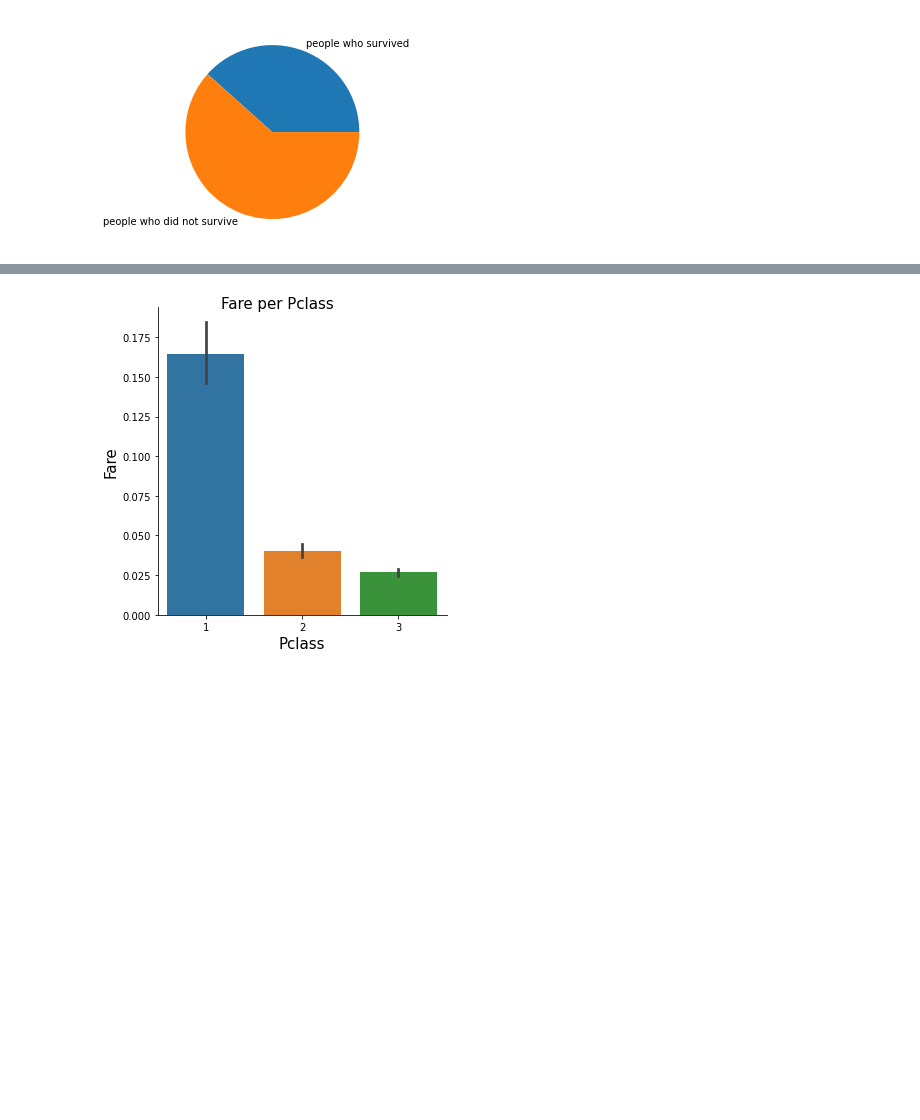
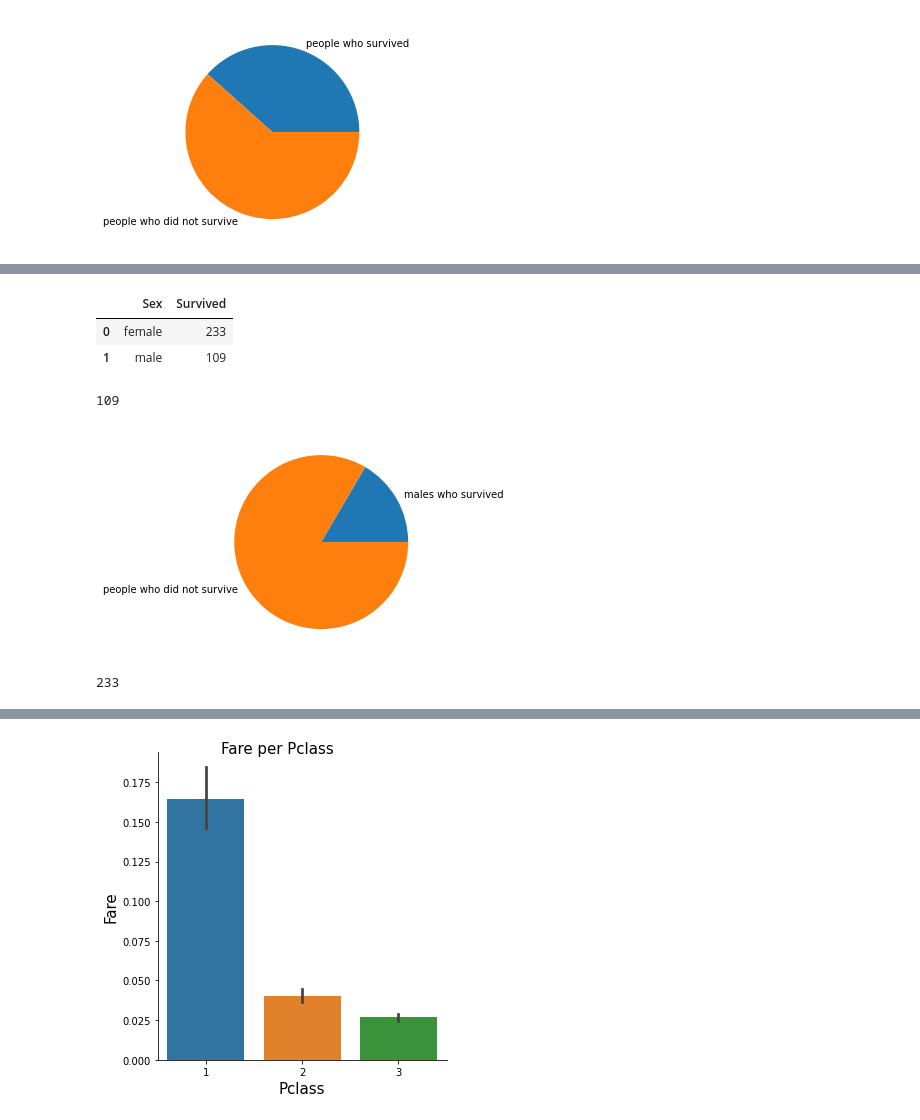
Before and after one commit to kruti002/synapse_lp_tasks, a Jupyter notebook: Week_1_task.ipynb, the cells around one changed output, grey strips where cells are left out. Saved outputs shown, nothing was run; the diff lists cells and outputs as text; code cells hidden in the pictures; blank space fills up the shorter version.

```diff
--- a/Week_1_task.ipynb
+++ b/Week_1_task.ipynb
@@ -340,0 +333,25 @@ KeyError: ignored
+# %%
+train2= train[['Sex', 'Survived']].groupby(['Sex'], as_index = False).sum()
+train2
+# %% [output]
+|  | Sex | Survived |
+| 0 | female | 233 |
+| 1 | male | 109 |
+# %%
+male_survived=train2.loc[1, 'Survived']
+male_survived
+# %% [output]
+109
+# %%
+y = np.array([male_survived,not_survived])
+mylabels =["males who survived ","people who did not survive"]
+
+plt.pie(y, labels = mylabels)
+plt.show()
+# %% [output]
+[figure, added]
+# %%
+female_survived=train2.loc[0, 'Survived']
+female_survived
+# %% [output]
+233
```
Also changed, not shown: parts of 5 cells of this notebook.
